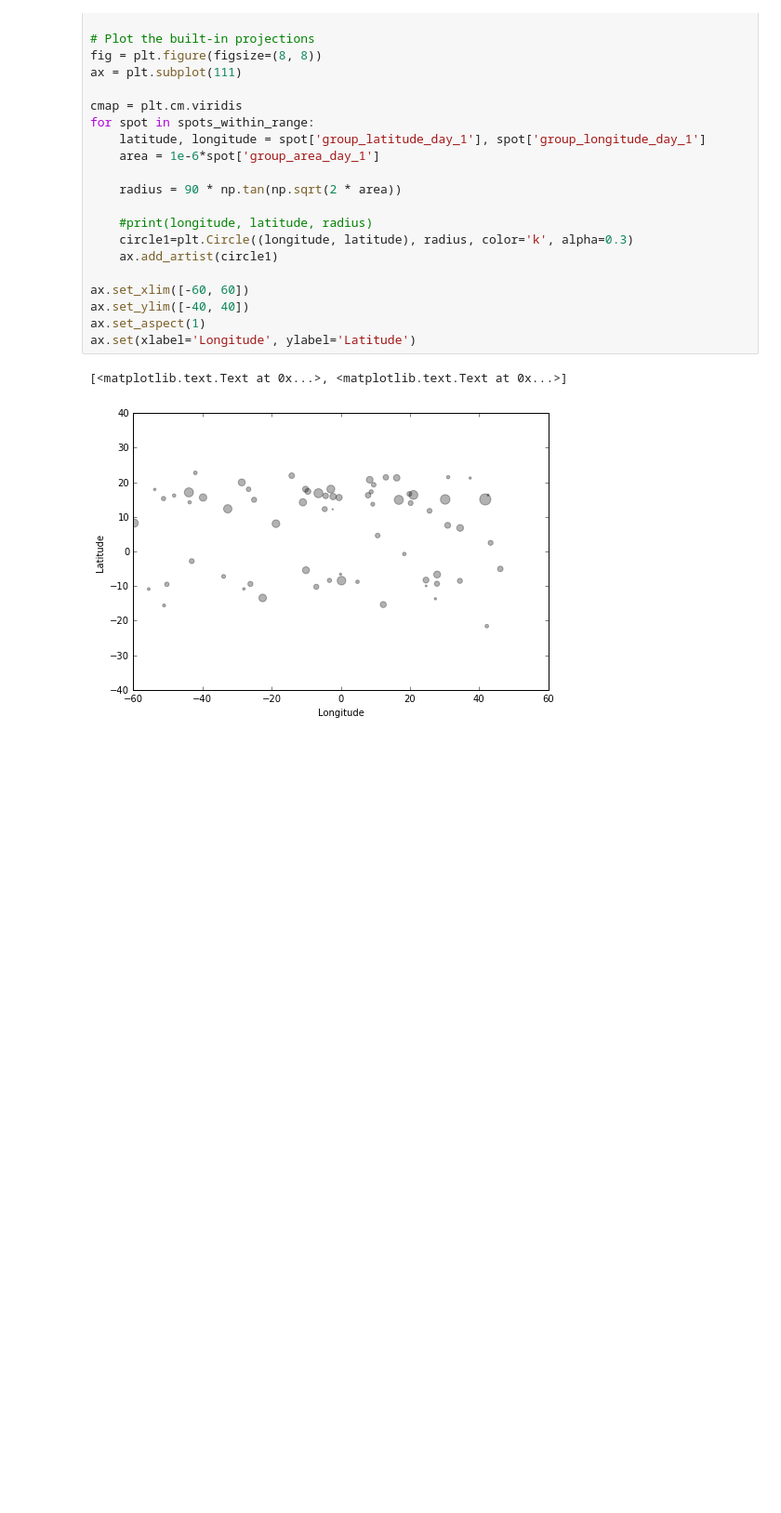
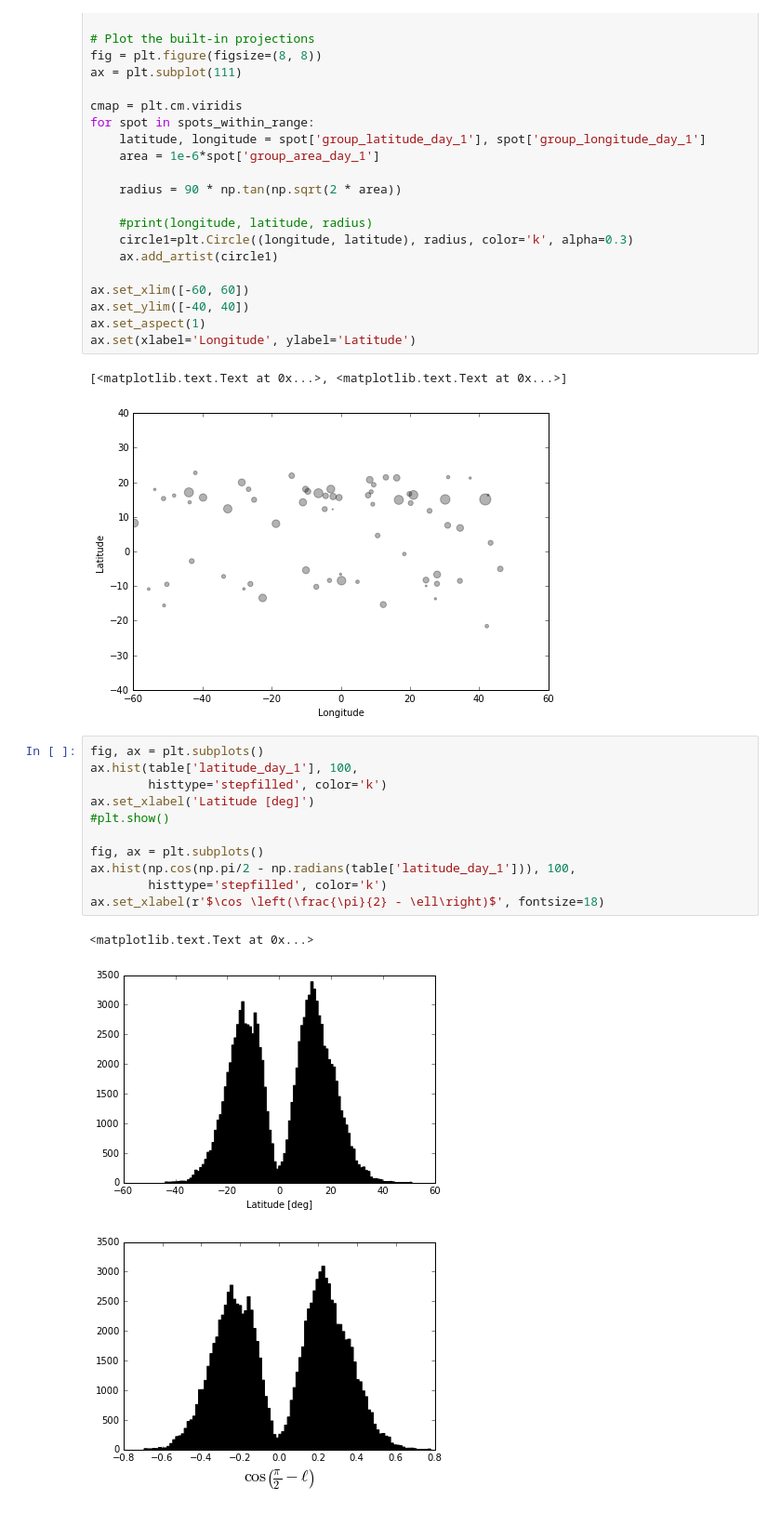
Before and after one commit to bmorris3/starspots, a Jupyter notebook: sun/mt_wilson_individual.ipynb, the cells around one changed output. Shown at 93% size. Saved outputs shown, nothing was run; the diff lists cells and outputs as text; blank space fills up the shorter version.

Commit message:
Sunspot latitude distribution

```diff
--- a/sun/mt_wilson_individual.ipynb
+++ b/sun/mt_wilson_individual.ipynb
@@ -192,3 +191,18 @@ ax.set(xlabel='Longitude', ylabel='Latitude')
 # %% [output]
 [<matplotlib.text.Text at 0x...>, <matplotlib.text.Text at 0x...>]
 [figure]
+# %%
+fig, ax = plt.subplots()
+ax.hist(table['latitude_day_1'], 100,
+        histtype='stepfilled', color='k')
+ax.set_xlabel('Latitude [deg]')
+#plt.show()
+
+fig, ax = plt.subplots()
+ax.hist(np.cos(np.pi/2 - np.radians(table['latitude_day_1'])), 100,
+        histtype='stepfilled', color='k')
+ax.set_xlabel(r'$\cos \left(\frac{\pi}{2} - \ell\right)$', fontsize=18)
+# %% [output]
+<matplotlib.text.Text at 0x...>
+[figure, added]
+[figure, added]
```
Also changed, not shown: parts of 4 cells of this notebook.
